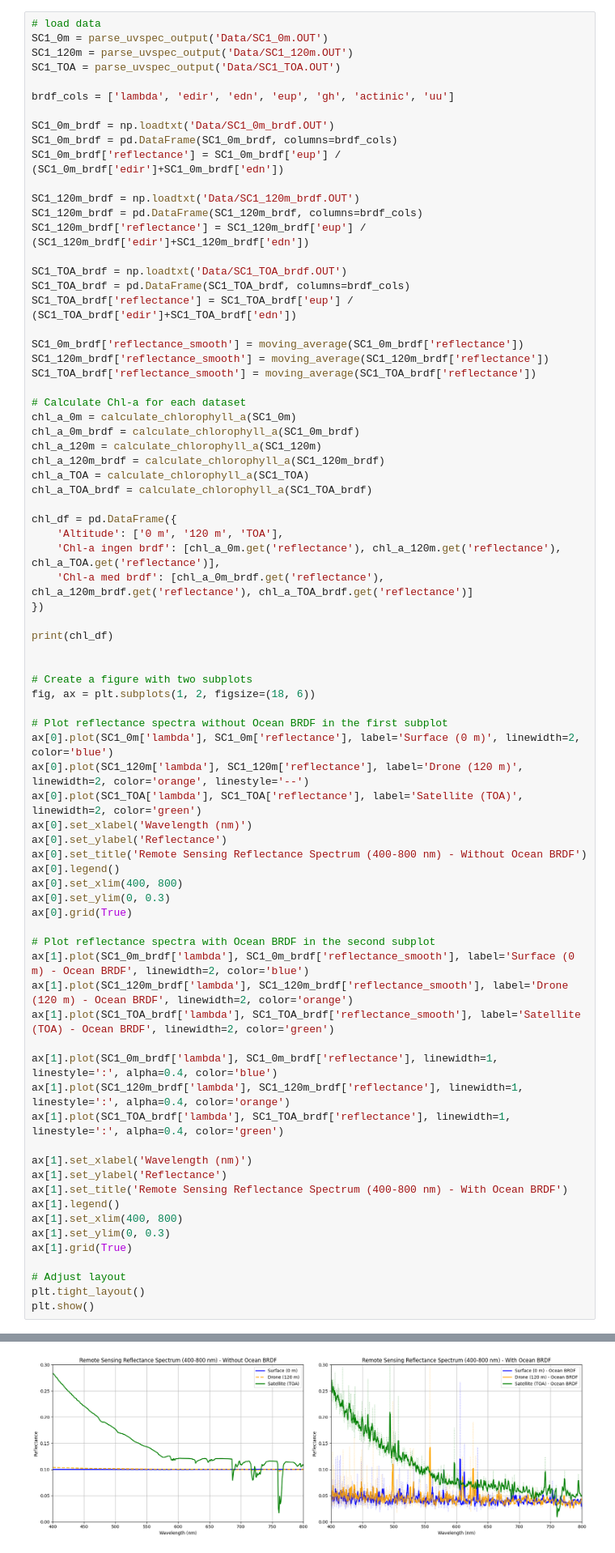
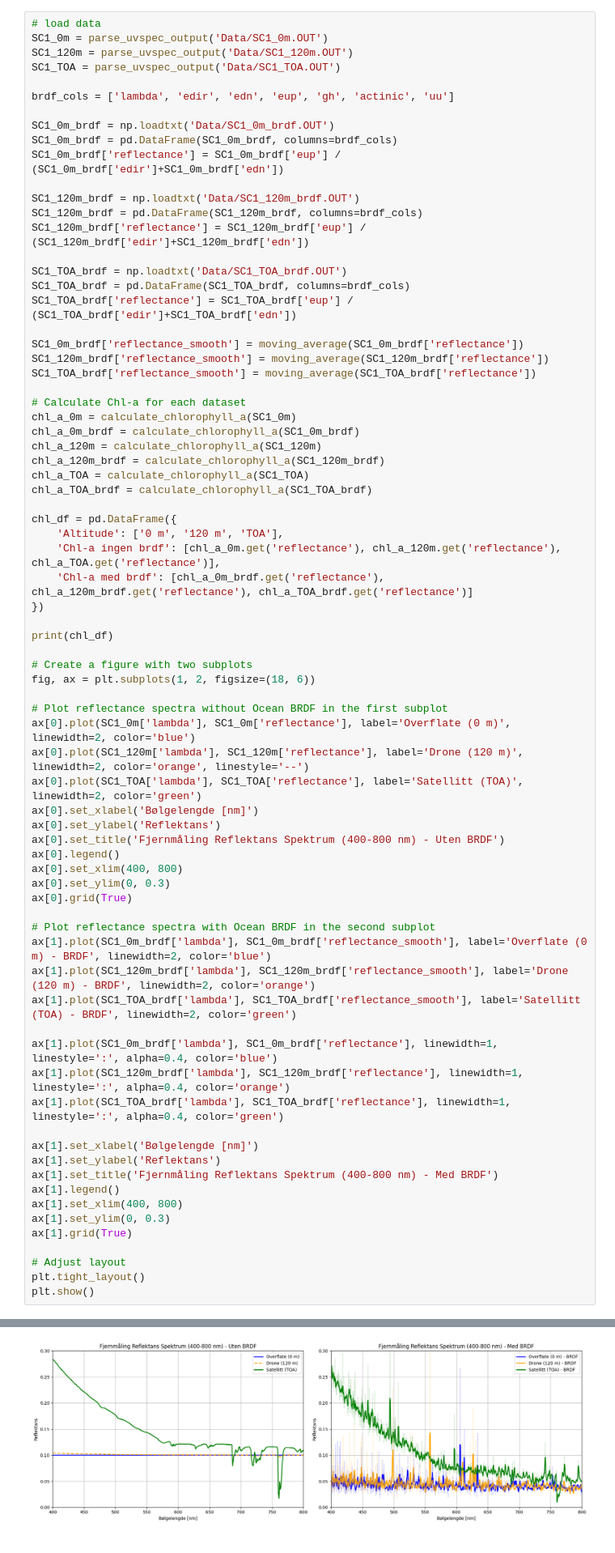
Before and after one commit to SkaugJr/TTK4265-OptiskFjernmaaling, a Jupyter notebook: Prosjekt2/RTM.ipynb, the cells around one changed output, grey strips where cells are left out. Shown at 81% size. Drawn from its saved outputs; the diff is of its cells as text.

```diff
--- a/Prosjekt2/RTM.ipynb
+++ b/Prosjekt2/RTM.ipynb
@@ -267,48 +267,47 @@ chl_df = pd.DataFrame({
 
 print(chl_df)
 
-
 # Create a figure with two subplots
 fig, ax = plt.subplots(1, 2, figsize=(18, 6))
 
 # Plot reflectance spectra without Ocean BRDF in the first subplot
-ax[0].plot(SC1_0m['lambda'], SC1_0m['reflectance'], label='Surface (0 m)', linewidth=2, color='blue')
+ax[0].plot(SC1_0m['lambda'], SC1_0m['reflectance'], label='Overflate (0 m)', linewidth=2, color='blue')
 ax[0].plot(SC1_120m['lambda'], SC1_120m['reflectance'], label='Drone (120 m)', linewidth=2, color='orange', linestyle='--')
-ax[0].plot(SC1_TOA['lambda'], SC1_TOA['reflectance'], label='Satellite (TOA)', linewidth=2, color='green')
-ax[0].set_xlabel('Wavelength (nm)')
-ax[0].set_ylabel('Reflectance')
-ax[0].set_title('Remote Sensing Reflectance Spectrum (400-800 nm) - Without Ocean BRDF')
+ax[0].plot(SC1_TOA['lambda'], SC1_TOA['reflectance'], label='Satellitt (TOA)', linewidth=2, color='green')
+ax[0].set_xlabel('Bølgelengde [nm]')
+ax[0].set_ylabel('Reflektans')
+ax[0].set_title('Fjernmåling Reflektans Spektrum (400-800 nm) - Uten BRDF')
 ax[0].legend()
 ax[0].set_xlim(400, 800)
 ax[0].set_ylim(0, 0.3)
 ax[0].grid(True)
 
 # Plot reflectance spectra with Ocean BRDF in the second subplot
-ax[1].plot(SC1_0m_brdf['lambda'], SC1_0m_brdf['reflectance_smooth'], label='Surface (0 m) - Ocean BRDF', linewidth=2, color='blue')
-ax[1].plot(SC1_120m_brdf['lambda'], SC1_120m_brdf['reflectance_smooth'], label='Drone (120 m) - Ocean BRDF', linewidth=2, color='orange')
-ax[1].plot(SC1_TOA_brdf['lambda'], SC1_TOA_brdf['reflectance_smooth'], label='Satellite (TOA) - Ocean BRDF', linewidth=2, color='green')
+ax[1].plot(SC1_0m_brdf['lambda'], SC1_0m_brdf['reflectance_smooth'], label='Overflate (0 m) - BRDF', linewidth=2, color='blue')
+ax[1].plot(SC1_120m_brdf['lambda'], SC1_120m_brdf['reflectance_smooth'], label='Drone (120 m) - BRDF', linewidth=2, color='orange')
+ax[1].plot(SC1_TOA_brdf['lambda'], SC1_TOA_brdf['reflectance_smooth'], label='Satellitt (TOA) - BRDF', linewidth=2, color='green')
 
 ax[1].plot(SC1_0m_brdf['lambda'], SC1_0m_brdf['reflectance'], linewidth=1, linestyle=':', alpha=0.4, color='blue')
 ax[1].plot(SC1_120m_brdf['lambda'], SC1_120m_brdf['reflectance'], linewidth=1, linestyle=':', alpha=0.4, color='orange')
 ax[1].plot(SC1_TOA_brdf['lambda'], SC1_TOA_brdf['reflectance'], linewidth=1, linestyle=':', alpha=0.4, color='green')
 
-ax[1].set_xlabel('Wavelength (nm)')
-ax[1].set_ylabel('Reflectance')
-ax[1].set_title('Remote Sensing Reflectance Spectrum (400-800 nm) - With Ocean BRDF')
+ax[1].set_xlabel('Bølgelengde [nm]')
+ax[1].set_ylabel('Reflektans')
+ax[1].set_title('Fjernmåling Reflektans Spektrum (400-800 nm) - Med BRDF')
 ax[1].legend()
 ax[1].set_xlim(400, 800)
 ax[1].set_ylim(0, 0.3)
 ax[1].grid(True)
 
 # Adjust layout
 plt.tight_layout()
 plt.show()
 # %% [output]
   Altitude  Chl-a ingen brdf  Chl-a med brdf
 0      0 m         24.950013       68.525075
 1    120 m         24.784604       13.452088
 2      TOA         22.143553       13.540310
-[figure, old version]
+[figure, new version]
 # %% [markdown]
 # Scenario 2 - Clean Sky
 # %%
```
Also changed, not shown: parts of 3 cells of this notebook.
